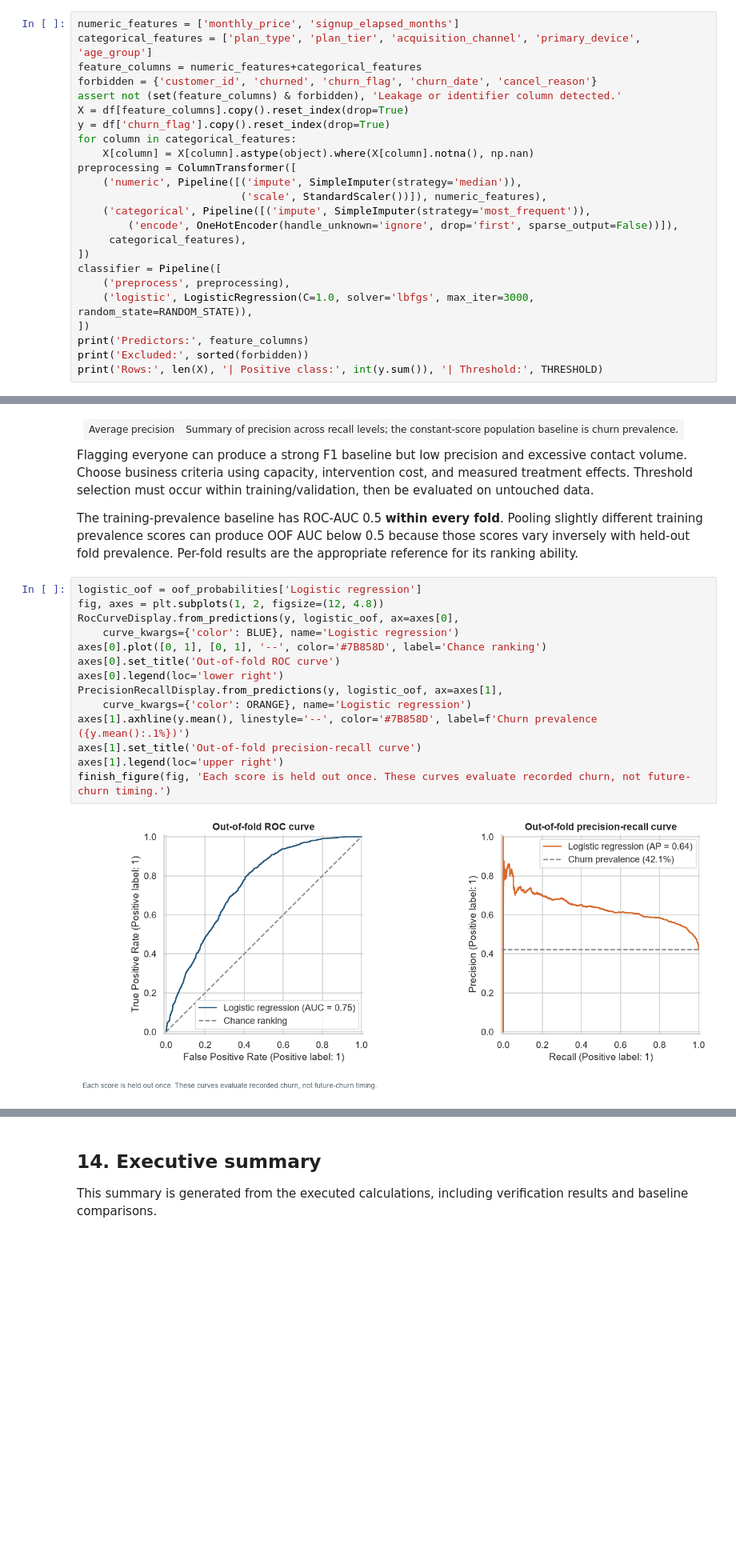
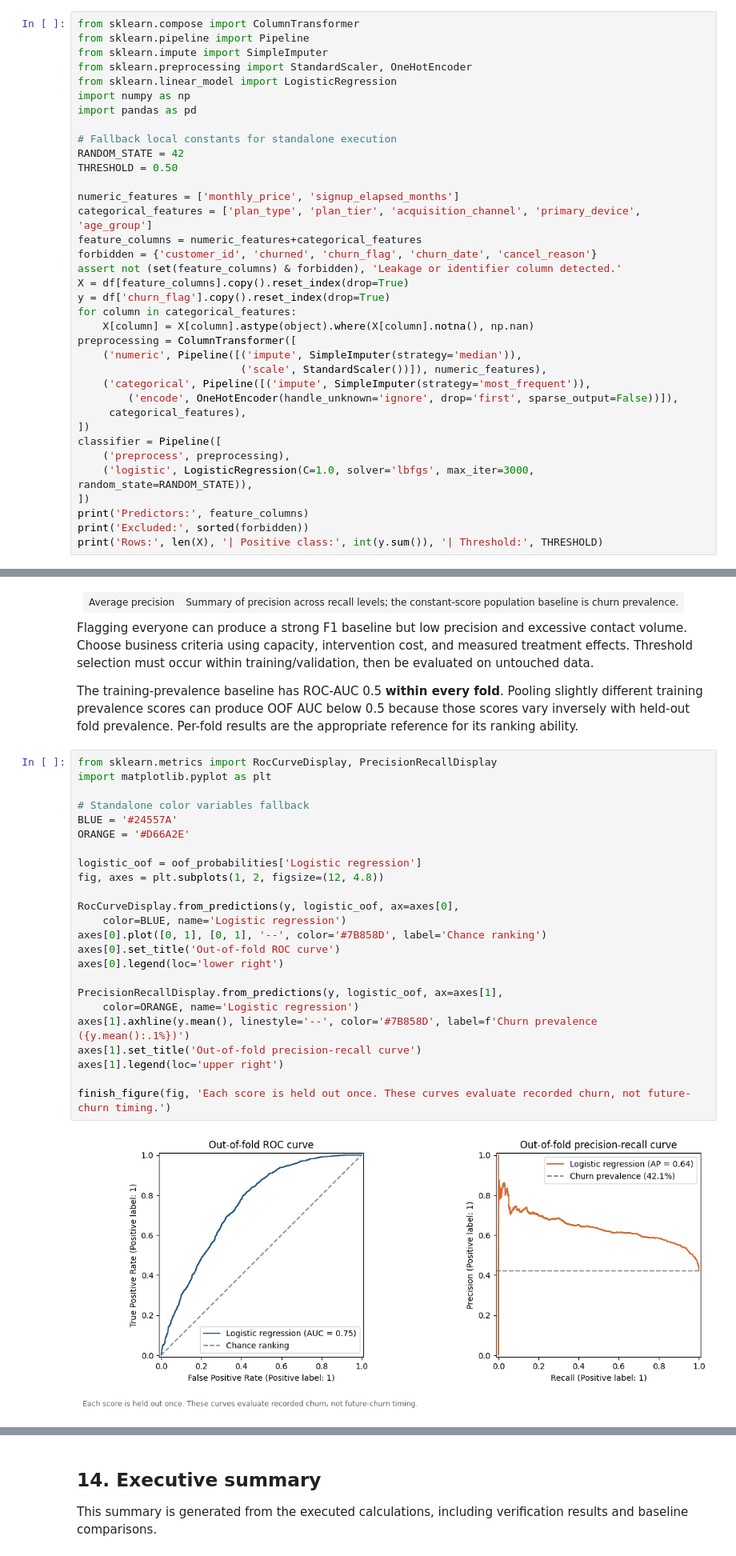
Before and after one commit to condorlamar-ctrl/customer-churn-prediction-retention, a Jupyter notebook: customer_churn_analysis.ipynb, the cells around one changed output, grey strips where cells are left out. Shown at 80% size. Cells and saved outputs as stored; diff of their text form; blank space fills up the shorter version.

```diff
--- a/customer_churn_analysis.ipynb
+++ b/customer_churn_analysis.ipynb
@@ -679,6 +731,18 @@ feature. Segment labels are omitted because plan and channel are already include
 Training-fold-only imputation, numerical scaling, one-hot encoding, and regularized logistic regression
 are in one pipeline. Use fixed `C=1.0`, no class reweighting or hyperparameter search, and threshold 0.50.
 # %%
+from sklearn.compose import ColumnTransformer
+from sklearn.pipeline import Pipeline
+from sklearn.impute import SimpleImputer
+from sklearn.preprocessing import StandardScaler, OneHotEncoder
+from sklearn.linear_model import LogisticRegression
+import numpy as np
+import pandas as pd
+
+# Fallback local constants for standalone execution
+RANDOM_STATE = 42
+THRESHOLD = 0.50
+
 numeric_features = ['monthly_price', 'signup_elapsed_months']
 categorical_features = ['plan_type', 'plan_tier', 'acquisition_channel', 'primary_device', 'age_group']
 feature_columns = numeric_features+categorical_features
@@ -814,19 +888,29 @@ The training-prevalence baseline has ROC-AUC 0.5 **within every fold**. Pooling
 training prevalence scores can produce OOF AUC below 0.5 because those scores vary inversely with
 held-out fold prevalence. Per-fold results are the appropriate reference for its ranking ability.
 # %%
+from sklearn.metrics import RocCurveDisplay, PrecisionRecallDisplay
+import matplotlib.pyplot as plt
+
+# Standalone color variables fallback
+BLUE = '#24557A'
+ORANGE = '#D66A2E'
+
 logistic_oof = oof_probabilities['Logistic regression']
 fig, axes = plt.subplots(1, 2, figsize=(12, 4.8))
+
 RocCurveDisplay.from_predictions(y, logistic_oof, ax=axes[0],
-    curve_kwargs={'color': BLUE}, name='Logistic regression')
+    color=BLUE, name='Logistic regression')
 axes[0].plot([0, 1], [0, 1], '--', color='#7B858D', label='Chance ranking')
 axes[0].set_title('Out-of-fold ROC curve')
 axes[0].legend(loc='lower right')
+
 PrecisionRecallDisplay.from_predictions(y, logistic_oof, ax=axes[1],
-    curve_kwargs={'color': ORANGE}, name='Logistic regression')
+    color=ORANGE, name='Logistic regression')
 axes[1].axhline(y.mean(), linestyle='--', color='#7B858D', label=f'Churn prevalence ({y.mean():.1%})')
 axes[1].set_title('Out-of-fold precision-recall curve')
 axes[1].legend(loc='upper right')
+
 finish_figure(fig, 'Each score is held out once. These curves evaluate recorded churn, not future-churn timing.')
 # %% [output]
-[figure, old version]
+[figure, new version]
 # %%
```
Also changed, not shown: parts of 18 cells of this notebook.
